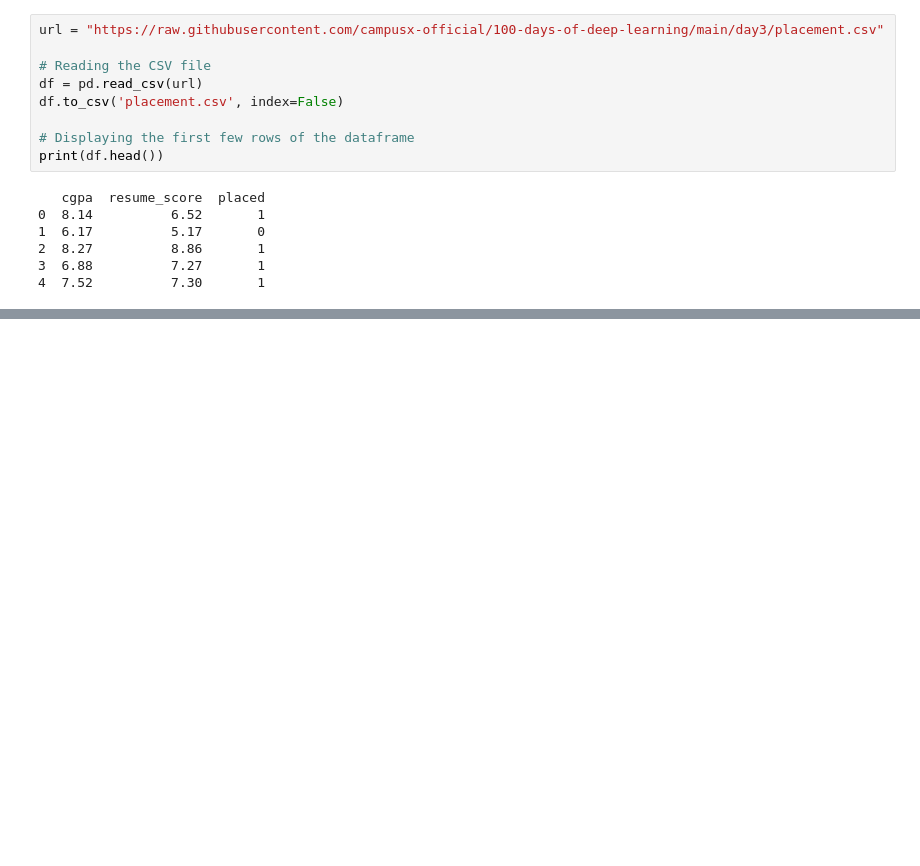
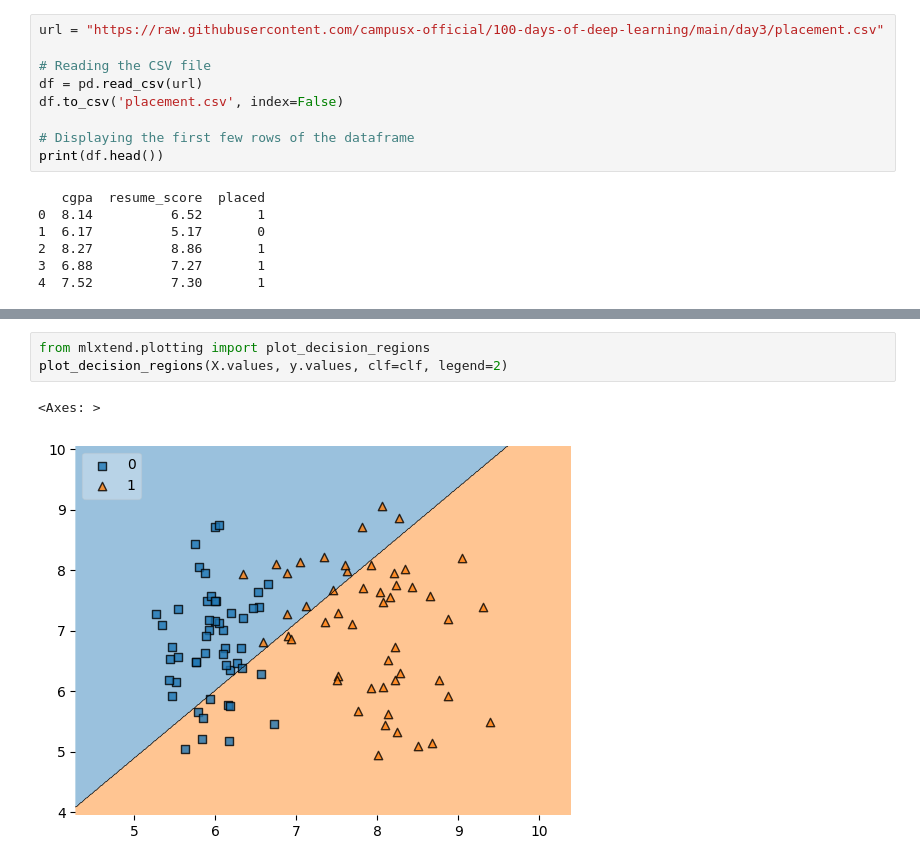
Before and after one commit to gaurav4288/DeepLearning_course, a Jupyter notebook: day1/p1.ipynb, the cells around one changed output, grey strips where cells are left out. Saved outputs shown, nothing was run; the diff lists cells and outputs as text; blank space fills up the shorter version.

```diff
--- a/day1/p1.ipynb
+++ b/day1/p1.ipynb
@@ -21,0 +50,6 @@ print(df.head())
+# %%
+from mlxtend.plotting import plot_decision_regions
+plot_decision_regions(X.values, y.values, clf=clf, legend=2)
+# %% [output]
+<Axes: >
+[figure, added]
```
Also changed, not shown: parts of 7 cells of this notebook.
